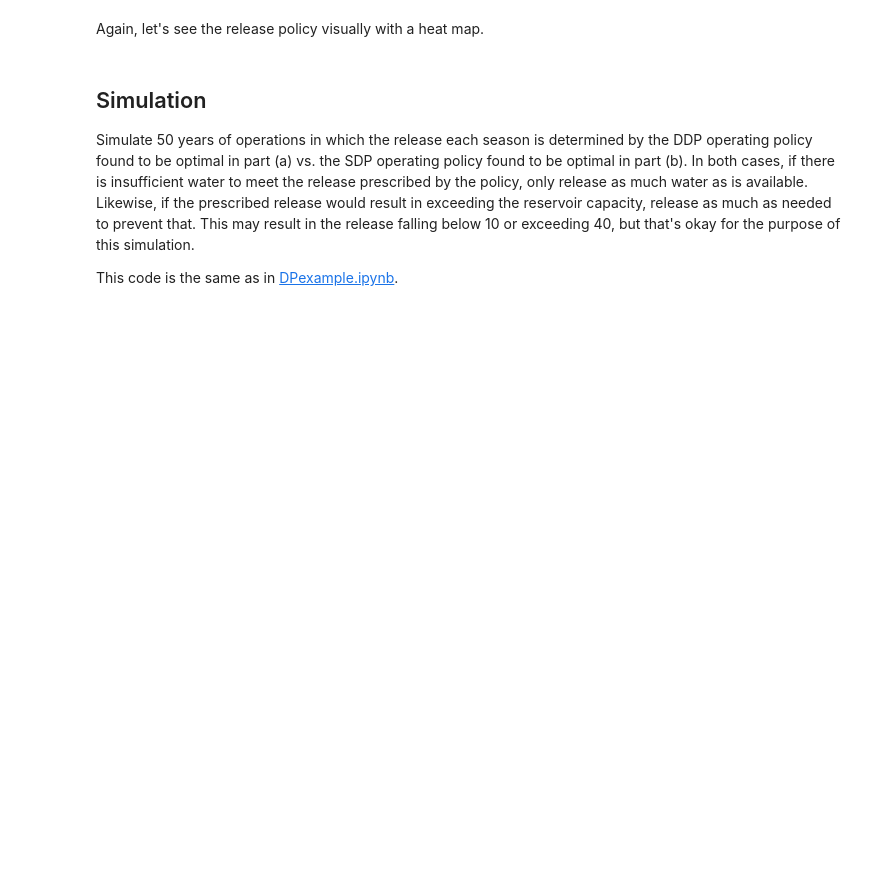
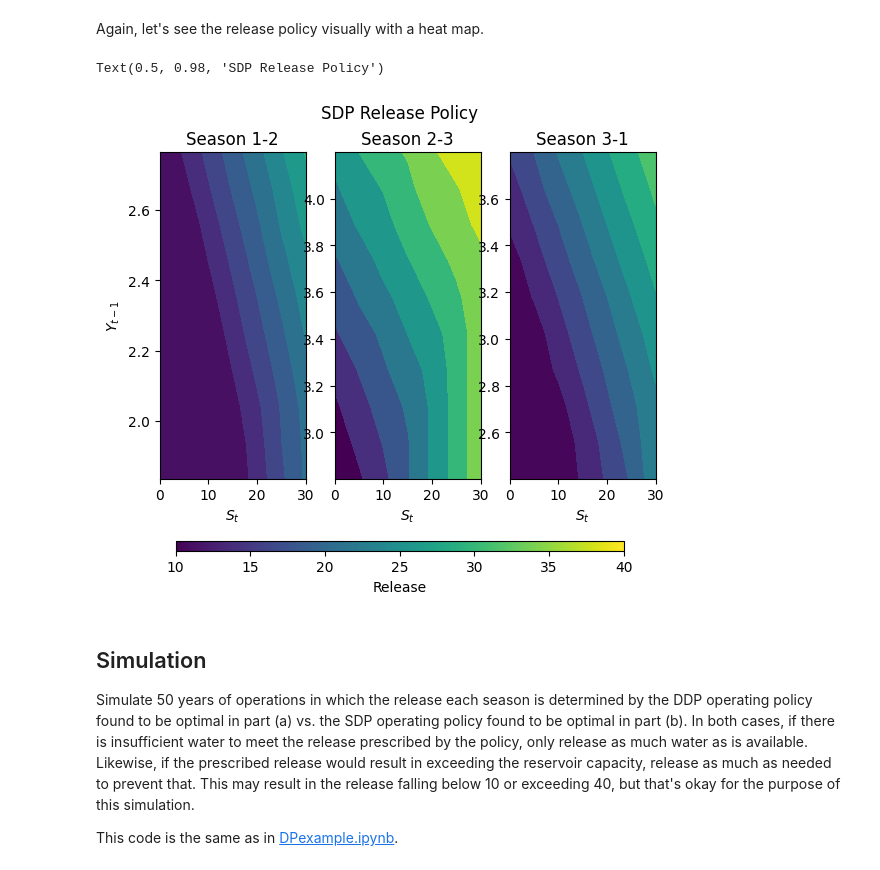
Before and after one commit to EnvSystemsUVA/CodingExamples, a Jupyter notebook: 11_SDPexample.ipynb, the cells around one changed output. Saved outputs shown, nothing was run; the diff lists cells and outputs as text; code cells hidden in the pictures; blank space fills up the shorter version.

```diff
--- a/11_SDPexample.ipynb
+++ b/11_SDPexample.ipynb
@@ -213,9 +294,8 @@ cbar.ax.set_ylabel("Transition Probability")
 Next we'll modify the DDP function to calculate the costs of present and *expected* future costs across possible inflows $Y_t$ where the probability of those inflows is determined based on the above conditional distribution. Since those inflow probabilities depend on the flow we received in the previous period, we'll now optimize a policy at each stage for the releases as a function of the current storage $S_t$ and the previous inflow $Y_{t-1}$.
 # %%
 ######################## SDP Optimization ########################
-from scipy.optimize import minimize
 
-def findBestR(R, s, j, S, Ylevels2, transprob, Starget, Rtarget, FutureExpCost):
+def findBestR_SDP(R, s, j, S, Ylevels2, transprob, Starget, Rtarget, FutureExpCost):
   # get first element of vector of length 1 of decision variables
   R = R[0]
 
@@ -248,20 +328,20 @@ def calcCostSDP(S, Ylevels1, Ylevels2, Rguess, transprob, Starget, Rtarget, boun
 
   Inputs:
     S: 1-D array of discrete storage values representing the states
-    Qlevels1: 1-D array of discrete inflow levels in the previous stage
-    Qlevels2: 1-D array of discrete inflow levels in this stage
+    Ylevels1: 1-D array of discrete inflow levels in the previous stage
+    Ylevels2: 1-D array of discrete inflow levels in this stage
     transprob: 2-D array of transition probabilities from Qlevels1 to Qlevels2
     Starget: target storage for next stage (scalar)
     Rtarget: release target for this stage (scalar)
     bounds: bounds on possible releases (array of length 2)
-    FutureExpCost: 2-D array of future expected costs at each combination of S and Qlevels1
+    FutureExpCost: 2-D array of future expected costs at each combination of S and Ylevels1
       that will be added to the cost of the optimal state transition at this stage
       to compute present + expected future cost
 
   Outputs:
-    Rbest: 2-D array of optimal releases as a function of S and Qlevels1
+    Rbest: 2-D array of optimal releases as a function of S and Ylevels1
     Cbest: 2-D array of present + expected future costs associated with each
-      combination of S and Qlevels1
+      combination of S and Ylevels1
   '''
 
   # initialize current cost at infinity and releases at 0
@@ -274,7 +354,7 @@ def calcCostSDP(S, Ylevels1, Ylevels2, Rguess, transprob, Starget, Rtarget, boun
       # constrain it to not exceed reservoir capacity at mean inflow
       constraints = ({'type': 'ineq', 'fun': lambda x: K - (s + Rguess - x[0])}, # capacity - Snext >= 0
         {'type': 'ineq', 'fun': lambda x: s + Rguess - x[0]}) # Snext >= 0
-      result = minimize(findBestR, x0=Rguess, bounds=[[bounds[0],bounds[1]]], constraints=constraints,
+      result = minimize(findBestR_SDP, x0=Rguess, bounds=[[bounds[0],bounds[1]]], constraints=constraints,
                         args=(s, j, S, Ylevels2, transprob, Starget, Rtarget, FutureExpCost))
       R = result.x[0]
       C = result.fun
@@ -341,23 +439,28 @@ for i in range(nSeasons):
 Again, let's see the release policy visually with a heat map.
 # %%
 norm = mpl.colors.Normalize(Rmin, 40)
-fig, ax = plt.subplots(1,3, layout="constrained")
+fig, ax = plt.subplots(1,3)
 
 # make a heatmap of the release policy each stage
 for i, index in enumerate(forward_indices[0:-1]):
   mu = np.array([muY[index],muY[forward_indices[i+1]]]) # log-space mean
   sigma = np.array([sigmaY[index],sigmaY[forward_indices[i+1]]]) # log-space standard deviation
   Ylevels1 = np.linspace(ss.norm.ppf(0.01,mu[0],sigma[0]),ss.norm.ppf(0.99,mu[0],sigma[0]),nLevels)
   x, y = np.meshgrid(states, Ylevels1)
   cf = ax.flat[i].contourf(x, y, np.transpose(SDP_release_policy[:,:,i]), norm=norm)
   ax.flat[i].set_xlabel(r"$S_t$")
   ax.flat[i].set_title("Season " + str(i+1) + "-" + str(forward_indices[i+1]+1))
   if i == 0:
     ax.flat[i].set_ylabel(r"$Y_{t-1}$")
 
-cbar = fig.colorbar(mpl.cm.ScalarMappable(norm=norm, cmap=contour_cmap))
-cbar.ax.set_ylabel("Release")
+cbar_ax = fig.add_axes([0.15, 0.05, 0.7, 0.02])
+cbar = plt.colorbar(mpl.cm.ScalarMappable(norm=norm, cmap=contour_cmap),cax=cbar_ax,orientation='horizontal')
+cbar.ax.set_xlabel("Release")
+fig.subplots_adjust(bottom=0.2)
 fig.suptitle("SDP Release Policy")
+# %% [output]
+Text(0.5, 0.98, 'SDP Release Policy')
+[figure, added]
 # %% [markdown]
 ## Simulation
 
```
Also changed, not shown: parts of 10 cells of this notebook.
